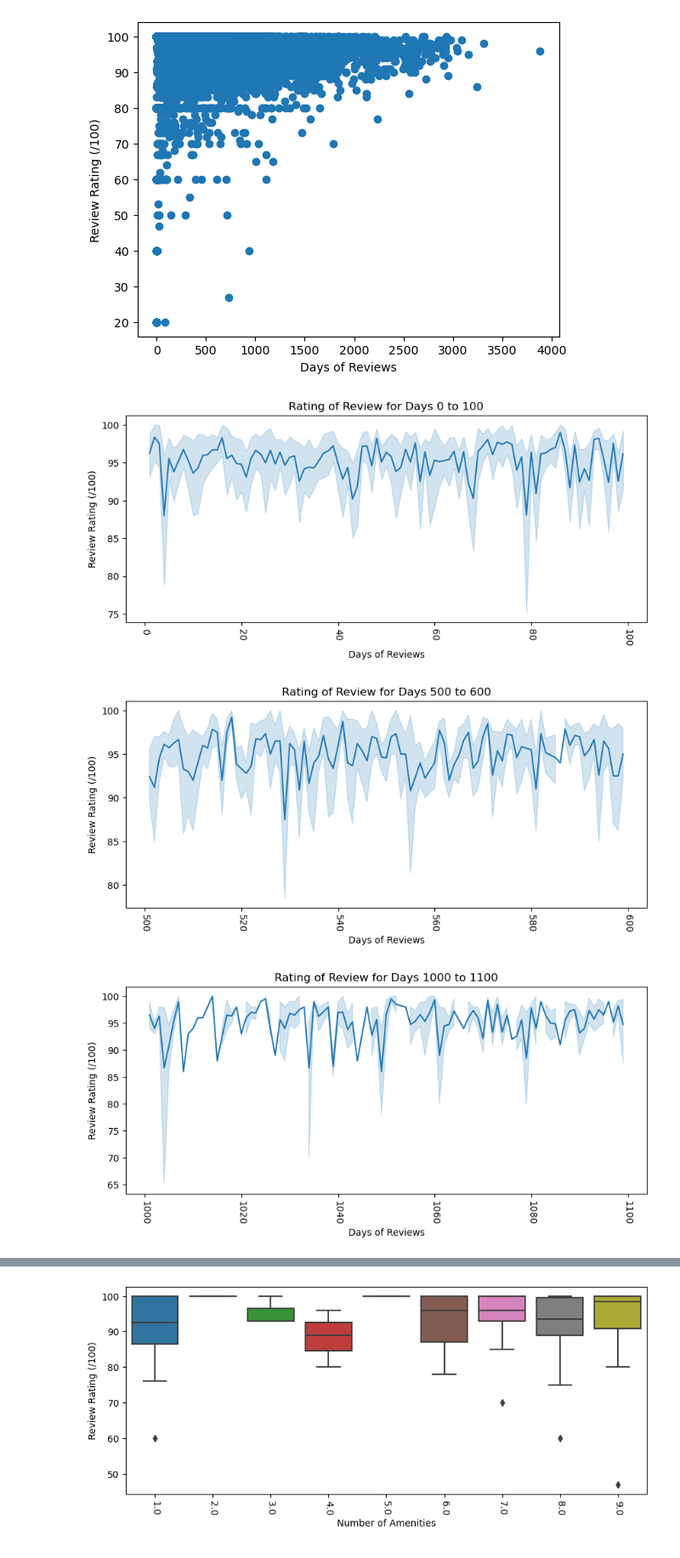
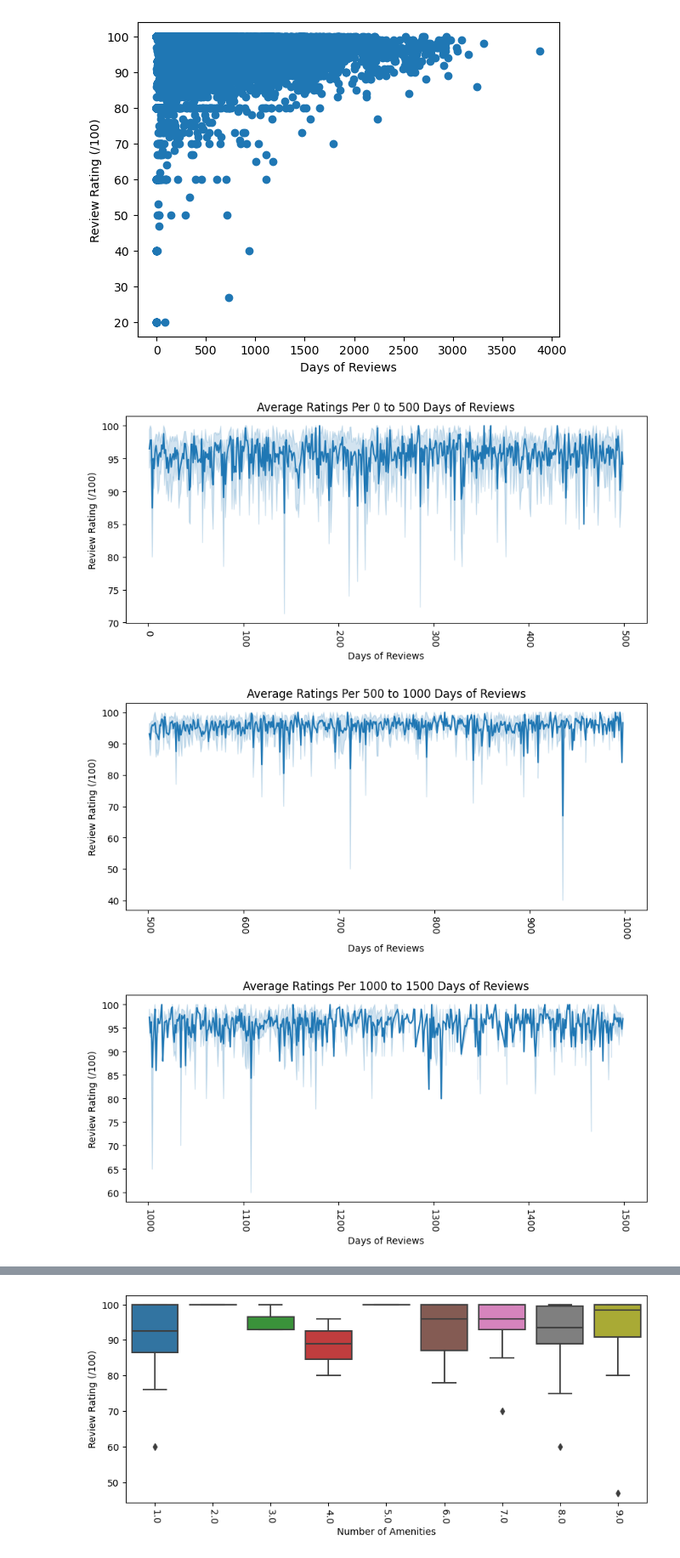
Before and after one commit to yunchen-hung/SanDiegoAirbnbRatingPrediction, a Jupyter notebook: EDA_notebook.ipynb, the cells around one changed output, grey strips where cells are left out. Shown at 85% size. Cells and saved outputs as stored; diff of their text form; code cells hidden in the pictures.

```diff
--- a/EDA_notebook.ipynb
+++ b/EDA_notebook.ipynb
@@ -198,9 +198,9 @@ plt.show()
 
 plot = 0
 reviews = airbnb[(airbnb['number_of_reviews'] >= 0) & (airbnb['number_of_reviews'] < 50)]
-for i in range(0, 650, 50):
+for i in range(50, 650, 50):
     plt.figure(plot + 1, figsize=(10,5))
-    sns.boxplot(data = reviews, x = 'number_of_reviews', y = 'review_scores_rating')
+    sns.boxplot(data = reviews, x = 'number_of_reviews', y = 'review_scores_rating', palette = "rainbow")
     plt.xticks(rotation=270)
     plt.xlabel('Number of Reviews')
     plt.ylabel('Review Rating (/100)')
@@ -232,18 +244,18 @@ plt.show()
 # %%
 # Break down the days of reviews vs review scores ratings into smaller chunks for clearer visuals
 
 plot = 0
 #reviews = airbnb[(airbnb['days_of_reviews'] >= 0) & (airbnb['days_of_reviews'] < 100)]
 for i in range(0, 3500, 500):
-    reviews = airbnb[(airbnb['days_of_reviews'] > i) & (airbnb['days_of_reviews'] < (i+100))]
+    reviews = airbnb[(airbnb['days_of_reviews'] > i) & (airbnb['days_of_reviews'] < (i+500))]
     plt.figure(plot + 1, figsize=(10, 4))
     sns.lineplot(data = reviews, x = 'days_of_reviews', y = 'review_scores_rating')
     plt.xticks(rotation=270)
     plt.xlabel('Days of Reviews')
     plt.ylabel('Review Rating (/100)')
-    plt.title(f'Rating of Review for Days {i} to {i+100}')
+    plt.title(f'Average Ratings Per {i} to {i+500} Days of Reviews')
     plt.show()
 # %% [output]
-[figure, old version]
+[figure, new version]
-[figure, old version]
+[figure, new version]
-[figure, old version]
+[figure, new version]
```
Also changed, not shown: parts of 3 cells of this notebook.
